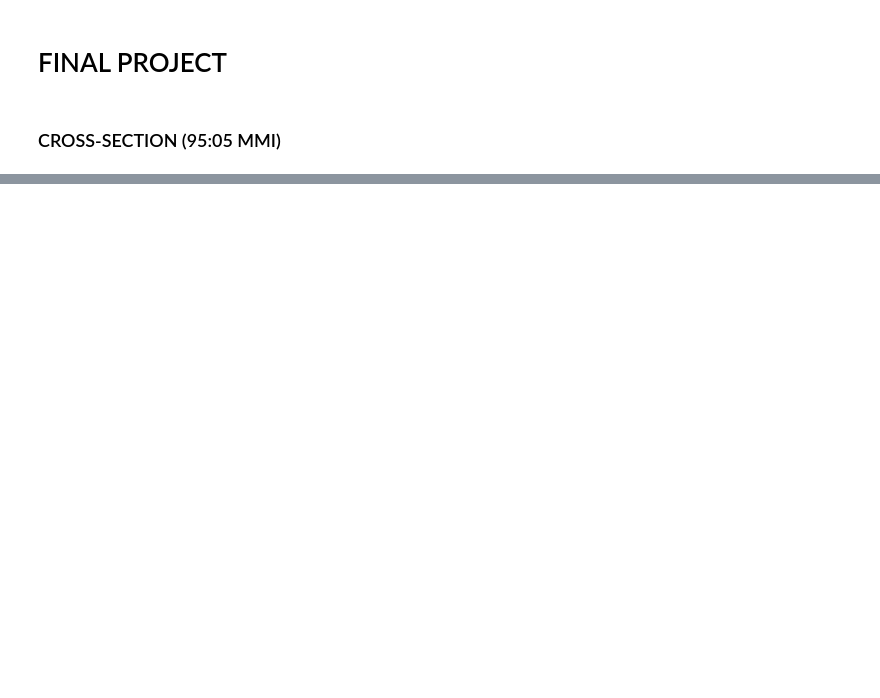
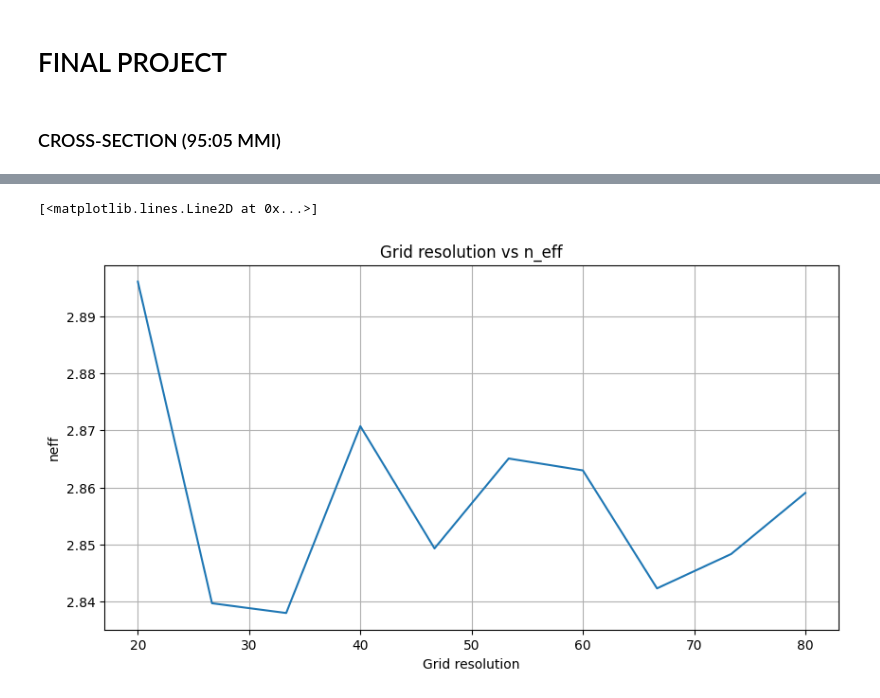
Before and after one commit to mromgar1/pic-upv-lab5-finalproject, a Jupyter notebook: FINAL_PROJECT.ipynb, the cells around one changed output, grey strips where cells are left out. Saved outputs shown, nothing was run; the diff lists cells and outputs as text; code cells hidden in the pictures; blank space fills up the shorter version.

```diff
--- a/FINAL_PROJECT.ipynb
+++ b/FINAL_PROJECT.ipynb
@@ -49,4 +49,36 @@ Fracción TE: [0.99999708 0.99998823]
 array([2.89605396+1.81292834e-05j, 2.89300631+1.81569335e-05j])
 [figure]
 # %%
+grid_resolution = np.linspace(20,80,10)
+res_neff = []
+
+for i in range(10):
+    mmi_body_waveguide = gt.modes.Waveguide(
+        # Geometrical Parameters
+        core_width=mmi_body_w, # MMI Body width
+        core_thickness=220 * nm, # MMI Body height
+        slab_thickness=90 * nm, # For shallow waveguides - Set to 0 if its a deep-etched waveguides.
+        # Materials
+        core_material='si', #  Material of the waveguide
+        clad_material='sio2', # Surrounding material
+        # Modesolver Parameters
+        wavelength=lambda_c, # Wavelength to simulate
+        num_modes=1, # Targeted number of modes to find - Higher than before! It's a multimode section
+        max_grid_scaling=1.5, # Parameters of the grid
+        grid_resolution=grid_resolution[i], # Parameters of the grid
+        cache_path='.cache/', # Important! In order to save simulation time, set your cache Path!
+        precision='double',
+    )
+
+    n_eff= mmi_body_waveguide.n_eff.real
+    res_neff.append(n_eff)
+
+res_neff=np.array(res_neff)
+
+plt.figure(figsize=(10, 5))
+plt.title(f"Grid resolution vs n_eff")
+plt.xlabel("Grid resolution")
+plt.ylabel("neff")
+plt.grid()
+plt.plot(grid_resolution, res_neff)
 # %% [output]
@@ -53,0 +97,2 @@ array([0.99999708, 0.99998823])
+[<matplotlib.lines.Line2D at 0x...>]
+[figure, added]
```
Also changed, not shown: parts of 4 cells of this notebook.
